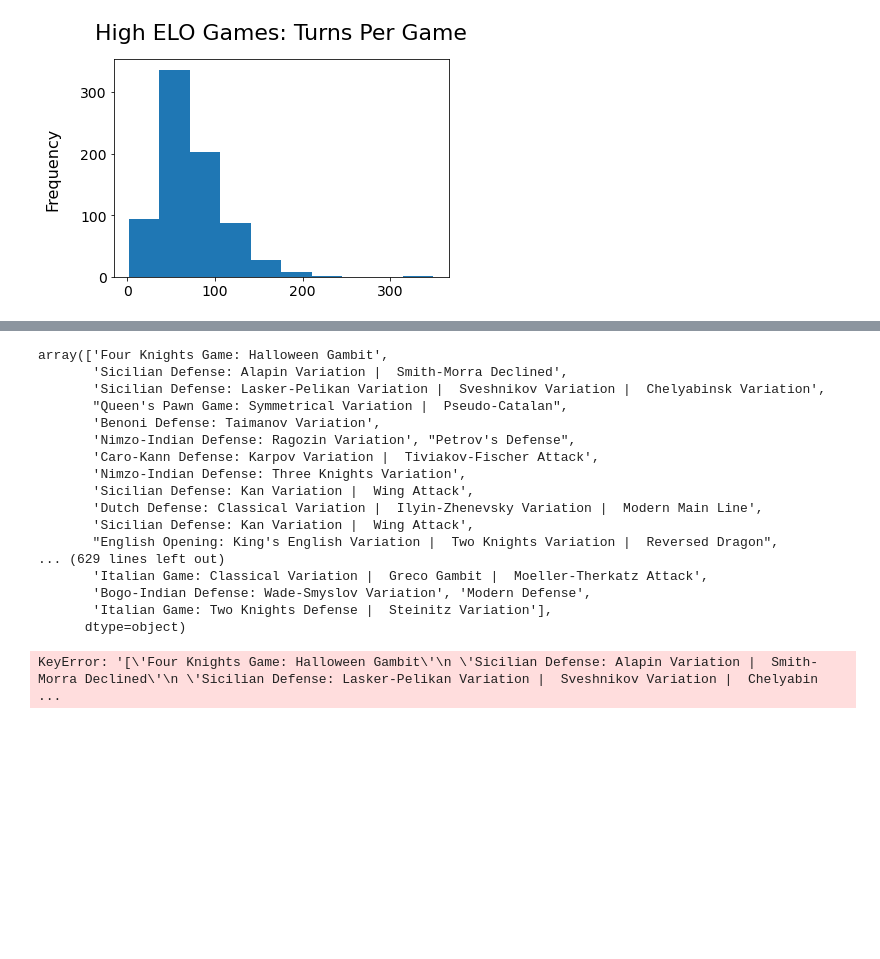
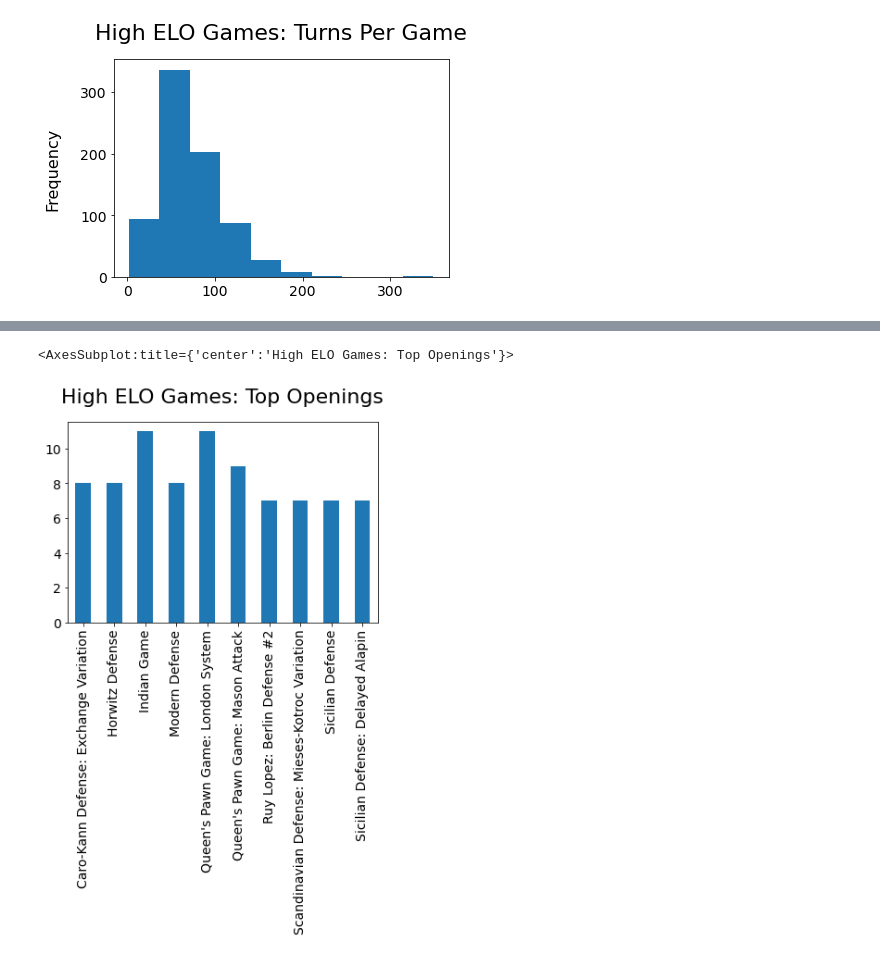
Before and after one commit to Squ4nchy/data_visualisation, a Jupyter notebook: data_visualisation.ipynb, the cells around one changed output, grey strips where cells are left out. Drawn from its saved outputs; the diff is of its cells as text; code cells hidden in the pictures; blank space fills up the shorter version.

```diff
--- a/data_visualisation.ipynb
+++ b/data_visualisation.ipynb
@@ -200,24 +178,5 @@ not_top_openings = [x for x in high_rated['opening_name'].values if x not in top
-# %%
-high_rated['opening_name']
-# %% [output]
-array(['Four Knights Game: Halloween Gambit',
-       'Sicilian Defense: Alapin Variation |  Smith-Morra Declined',
-       'Sicilian Defense: Lasker-Pelikan Variation |  Sveshnikov Variation |  Chelyabinsk Variation',
-       "Queen's Pawn Game: Symmetrical Variation |  Pseudo-Catalan",
-       'Benoni Defense: Taimanov Variation',
-       'Nimzo-Indian Defense: Ragozin Variation', "Petrov's Defense",
-       'Caro-Kann Defense: Karpov Variation |  Tiviakov-Fischer Attack',
-       'Nimzo-Indian Defense: Three Knights Variation',
-       'Sicilian Defense: Kan Variation |  Wing Attack',
-       'Dutch Defense: Classical Variation |  Ilyin-Zhenevsky Variation |  Modern Main Line',
-       'Sicilian Defense: Kan Variation |  Wing Attack',
-       "English Opening: King's English Variation |  Two Knights Variation |  Reversed Dragon",
-... (629 lines left out)
-       'Italian Game: Classical Variation |  Greco Gambit |  Moeller-Therkatz Attack',
-       'Bogo-Indian Defense: Wade-Smyslov Variation', 'Modern Defense',
-       'Italian Game: Two Knights Defense |  Steinitz Variation'],
-      dtype=object)
 # %%
-high_rated['opening_name'].drop(not_top_openings).value_counts().sort_index().plot.bar()
+high_rated['opening_name'].value_counts()[:10].sort_index().plot.bar(title='High ELO Games: Top Openings')
 # %% [output]
-KeyError: '[\'Four Knights Game: Halloween Gambit\'\n \'Sicilian Defense: Alapin Variation |  Smith-Morra Declined\'\n \'Sicilian Defense: Lasker-Pelikan Variation |  Sveshnikov Variation |  Chelyabin ...
+<AxesSubplot:title={'center':'High ELO Games: Top Openings'}>
+[figure, added]
```
Also changed, not shown: parts of 13 cells of this notebook, 1 other file.
